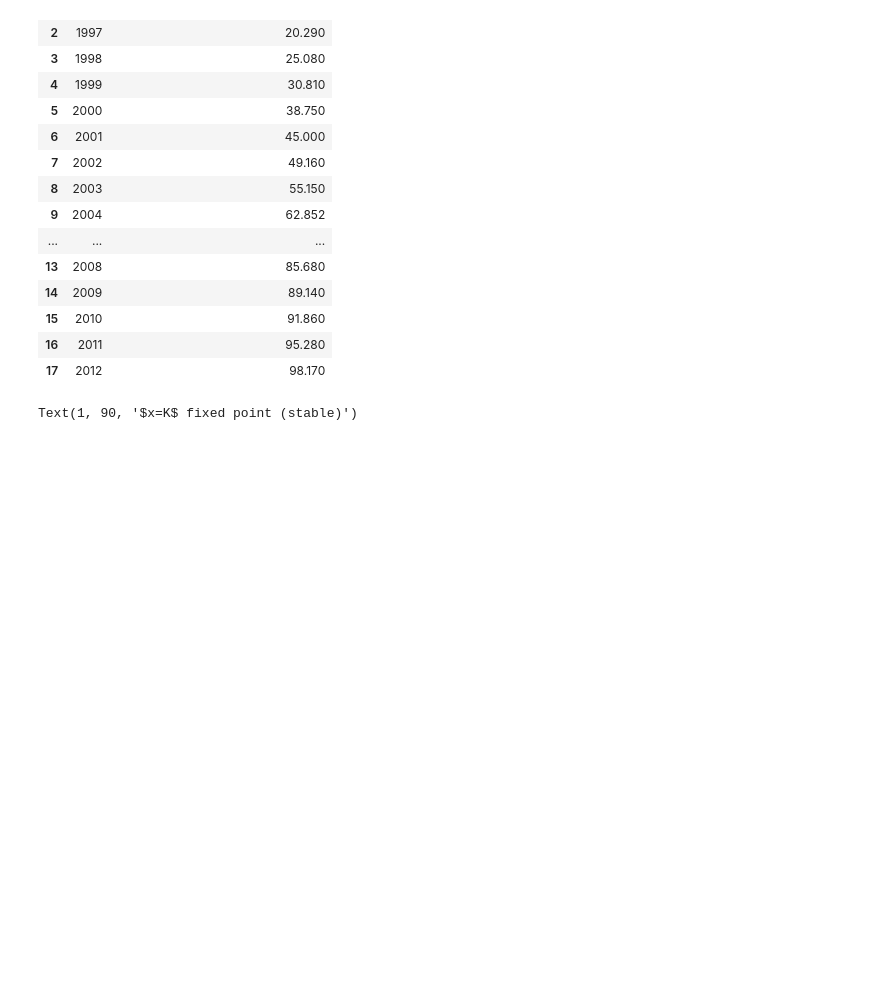
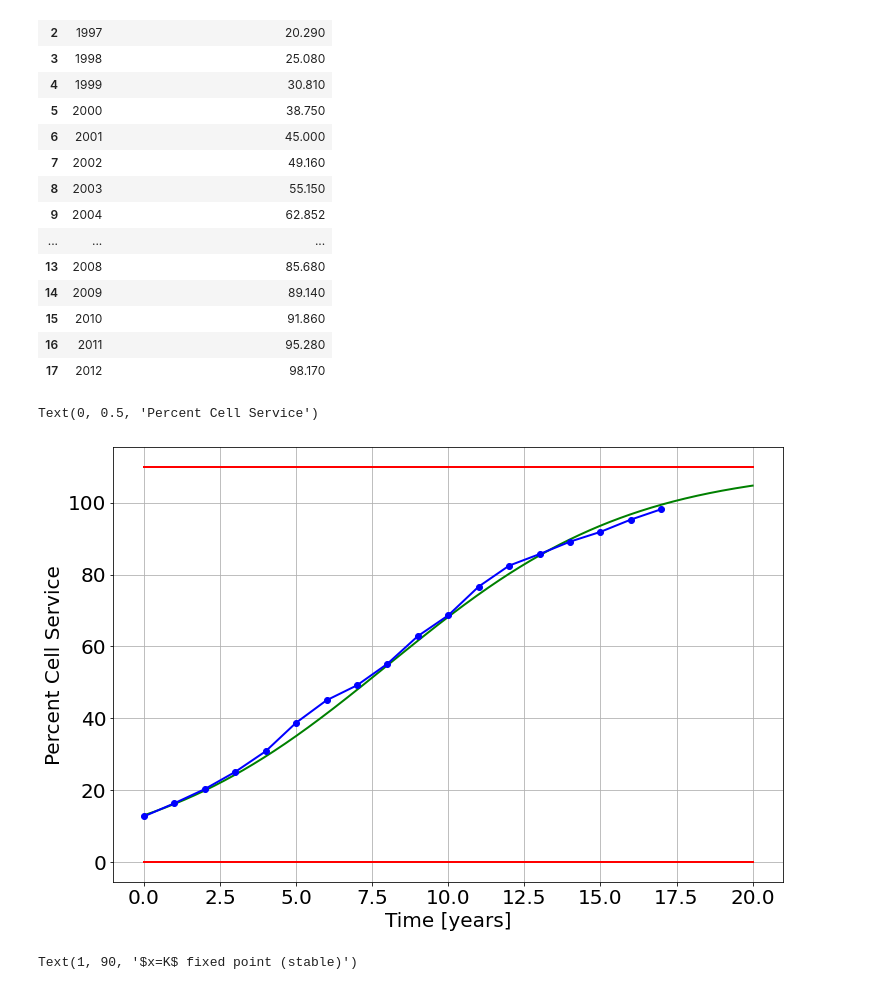
Before and after one commit to bblais/Computer-Programming-for-the-Sciences-Spring-2022, a Jupyter notebook: Sprint #2 - Dynamical Systems and Parameters/2022-03-10 Class.ipynb, the cells around one changed output. Drawn from its saved outputs; the diff is of its cells as text; code cells hidden in the pictures; blank space fills up the shorter version.

```diff
--- a/Sprint #2 - Dynamical Systems and Parameters/2022-03-10 Class.ipynb
+++ b/Sprint #2 - Dynamical Systems and Parameters/2022-03-10 Class.ipynb
@@ -33,6 +33,35 @@ data
 t=data['Year']
 x=data['Americans with Cellular Service (%)']
 t=t-min(t)  # this data doesn't start at t=0, so adjust
+# %%
+sim=Simulation()
+sim.add("x' = a*x*(1-x/K)",13)
+sim.params(a=.25,K=110)
+sim.run(20)
+
+plot(sim.t,sim.x,'g-')
+plot(t,x,'bo-')
+
+# plot the x=0 fixed point
+sim=Simulation()
+sim.add("x' = a*x*(1-x/K)",0)
+sim.params(a=.25,K=110)
+sim.run(20)
+plot(sim.t,sim.x,'r-')
+
+
+# plot the x=K fixed point
+sim=Simulation()
+sim.add("x' = a*x*(1-x/K)",110)
+sim.params(a=.25,K=110)
+sim.run(20)
+plot(sim.t,sim.x,'r-')
+
+xlabel('Time [years]')
+ylabel('Percent Cell Service')
+# %% [output]
+Text(0, 0.5, 'Percent Cell Service')
+[figure, added]
 # %%
 sim=Simulation()
 sim.add("x' = a*x*(1-x/K)",13)
```
Also changed, not shown: parts of 5 cells of this notebook, 1 other file.
